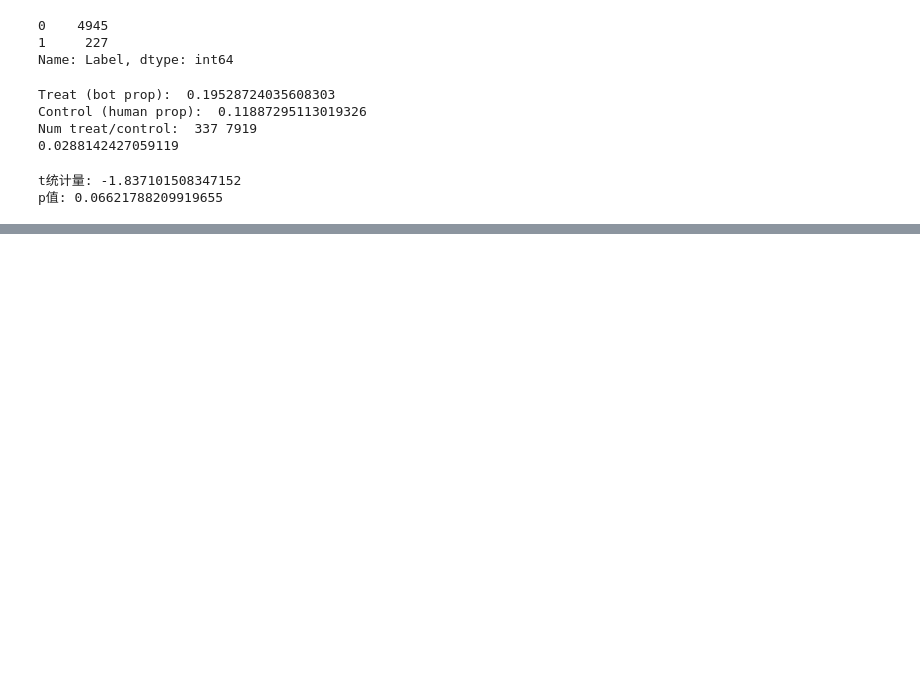
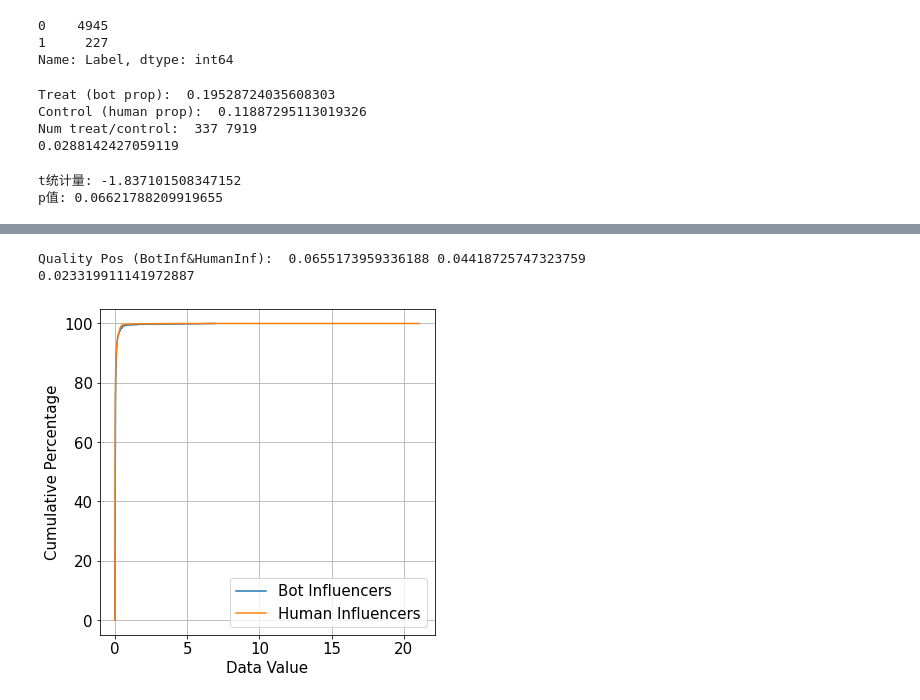
Before and after one commit to ZaccWu/botImpact, a Jupyter notebook: empirical+vis.ipynb, the cells around one changed output, grey strips where cells are left out. Saved outputs shown, nothing was run; the diff lists cells and outputs as text; code cells hidden in the pictures; blank space fills up the shorter version.

```diff
--- a/empirical+vis.ipynb
+++ b/empirical+vis.ipynb
@@ -376,3 +362,30 @@ Quality Neg (BotInf&HumanInf):  0.0655173959336188 0.04418725747323759
+# %%
+botD = pd.read_csv('Dataset/twi22/influencers/t1_neg_botInfluencer.csv')
+humanD = pd.read_csv('Dataset/twi22/influencers/t1_neg_humanInfluencer.csv')
+
+botD, humanD = botD[botD['followers']>0], humanD[humanD['followers']>0]
+impbot, imphuman = impact_func(botD), impact_func(humanD)
+
+print("Quality Pos (BotInf&HumanInf): ", np.mean(impbot), np.mean(imphuman))
+_, p_value = stats.ttest_ind(impbot, imphuman)
+print(p_value)
+
+sorted_data1, sorted_data2 = np.sort(impbot), np.sort(imphuman)
+perc1, perc2 = np.linspace(0, 100, len(sorted_data1)), np.linspace(0, 100, len(sorted_data2))
+
+plt.figure(figsize=(6, 6))
+plt.plot(sorted_data1, perc1, label='Bot Influencers')
+plt.plot(sorted_data2, perc2, label='Human Influencers')
+plt.xlabel('Data Value', fontsize=15)
+plt.ylabel('Cumulative Percentage', fontsize=15)
+plt.tick_params(labelsize=15)
+plt.legend(fontsize=15)
+plt.grid(True)
+plt.show()
+# %% [output]
+Quality Pos (BotInf&HumanInf):  0.0655173959336188 0.04418725747323759
+0.023319911141972887
+[figure, added]
 # %%
 botD = pd.read_csv('Dataset/twi22/influencers/t2_pos_botInfluencer.csv')
 humanD = pd.read_csv('Dataset/twi22/influencers/t2_pos_humanInfluencer.csv')
```
Also changed, not shown: parts of 6 cells of this notebook, 1 other file.
